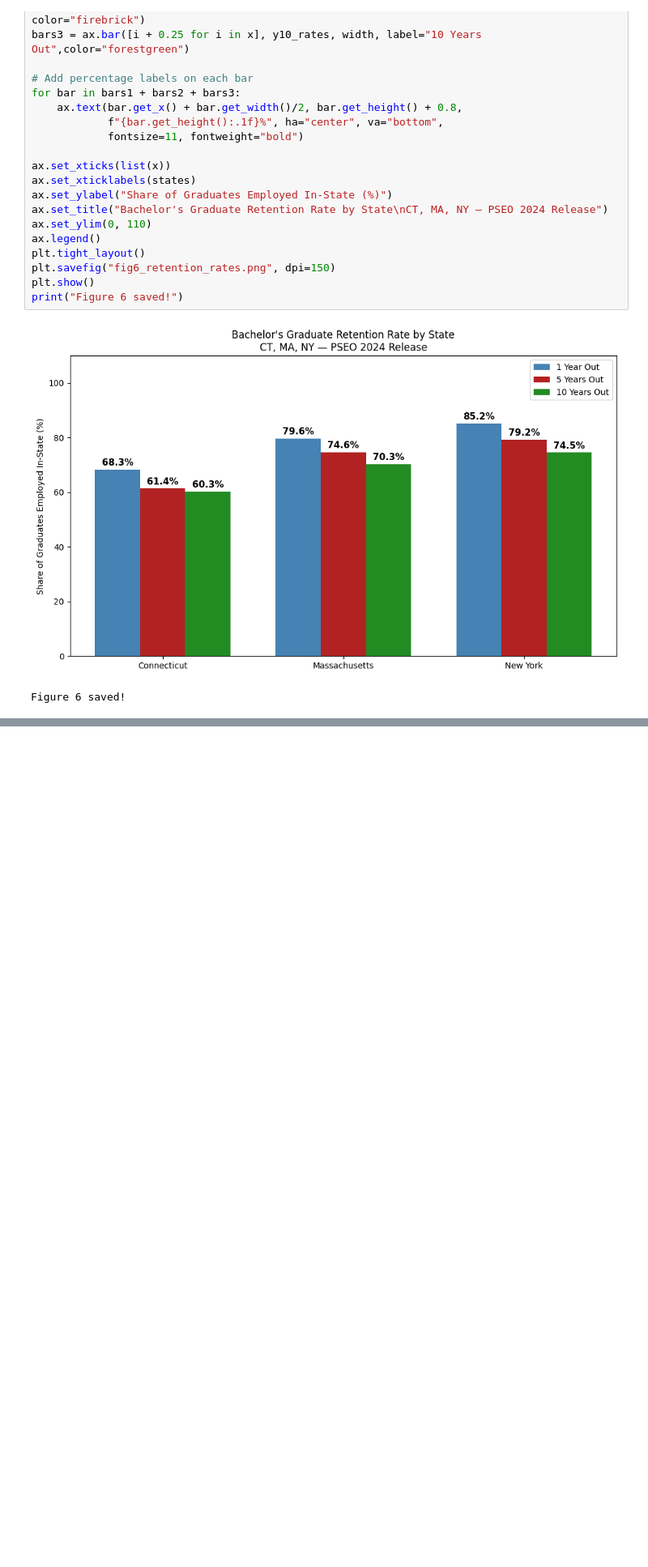
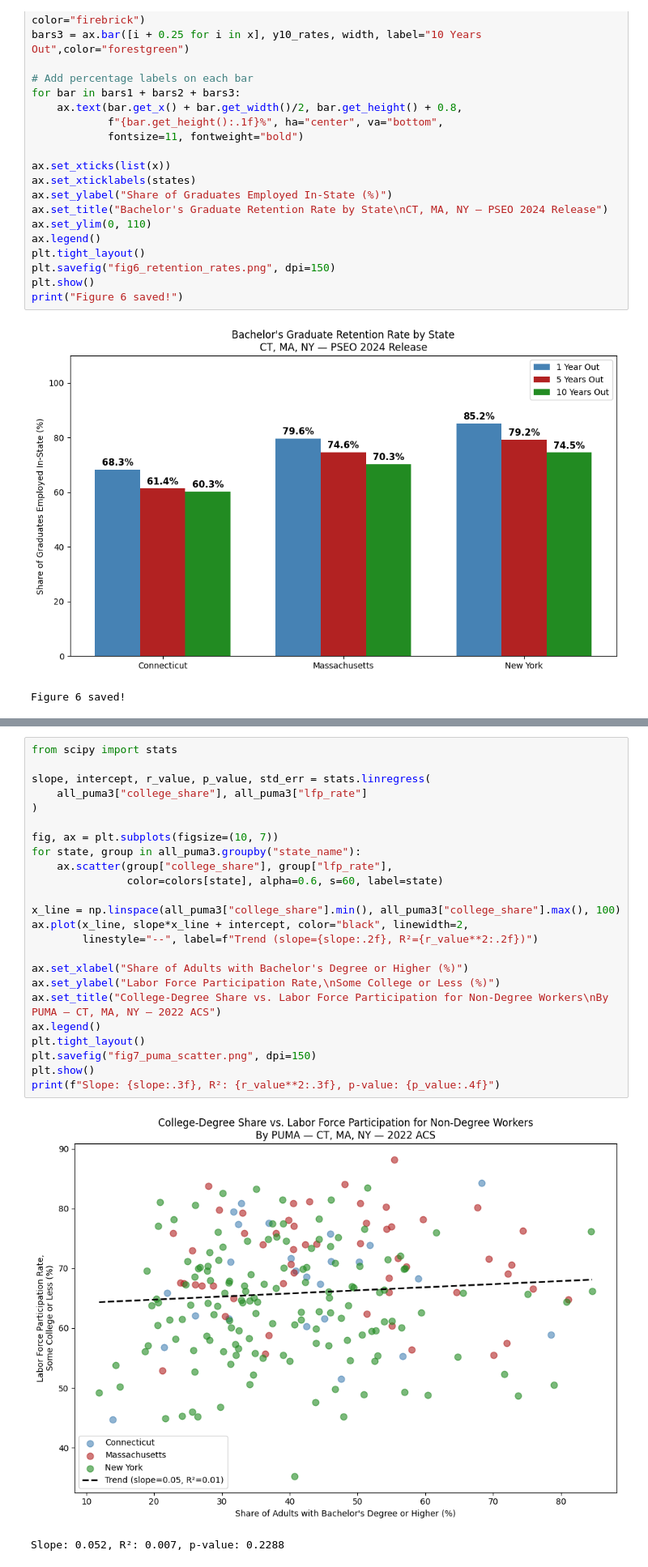
Before and after one commit to randyliu078-bit/qss20-final-project, a Jupyter notebook: code/03_analysis.ipynb, the cells around one changed output, grey strips where cells are left out. Shown at 81% size. Drawn from its saved outputs; the diff is of its cells as text; blank space fills up the shorter version.

```diff
--- a/code/03_analysis.ipynb
+++ b/code/03_analysis.ipynb
@@ -1198,0 +1416,27 @@ Figure 6 saved!
+# %%
+from scipy import stats
+
+slope, intercept, r_value, p_value, std_err = stats.linregress(
+    all_puma3["college_share"], all_puma3["lfp_rate"]
+)
+
+fig, ax = plt.subplots(figsize=(10, 7))
+for state, group in all_puma3.groupby("state_name"):
+    ax.scatter(group["college_share"], group["lfp_rate"],
+               color=colors[state], alpha=0.6, s=60, label=state)
+
+x_line = np.linspace(all_puma3["college_share"].min(), all_puma3["college_share"].max(), 100)
+ax.plot(x_line, slope*x_line + intercept, color="black", linewidth=2,
+        linestyle="--", label=f"Trend (slope={slope:.2f}, R²={r_value**2:.2f})")
+
+ax.set_xlabel("Share of Adults with Bachelor's Degree or Higher (%)")
+ax.set_ylabel("Labor Force Participation Rate,\nSome College or Less (%)")
+ax.set_title("College-Degree Share vs. Labor Force Participation for Non-Degree Workers\nBy PUMA — CT, MA, NY — 2022 ACS")
+ax.legend()
+plt.tight_layout()
+plt.savefig("fig7_puma_scatter.png", dpi=150)
+plt.show()
+print(f"Slope: {slope:.3f}, R²: {r_value**2:.3f}, p-value: {p_value:.4f}")
+# %% [output]
+[figure, added]
+Slope: 0.052, R²: 0.007, p-value: 0.2288
```
Also changed, not shown: parts of 11 cells of this notebook.
